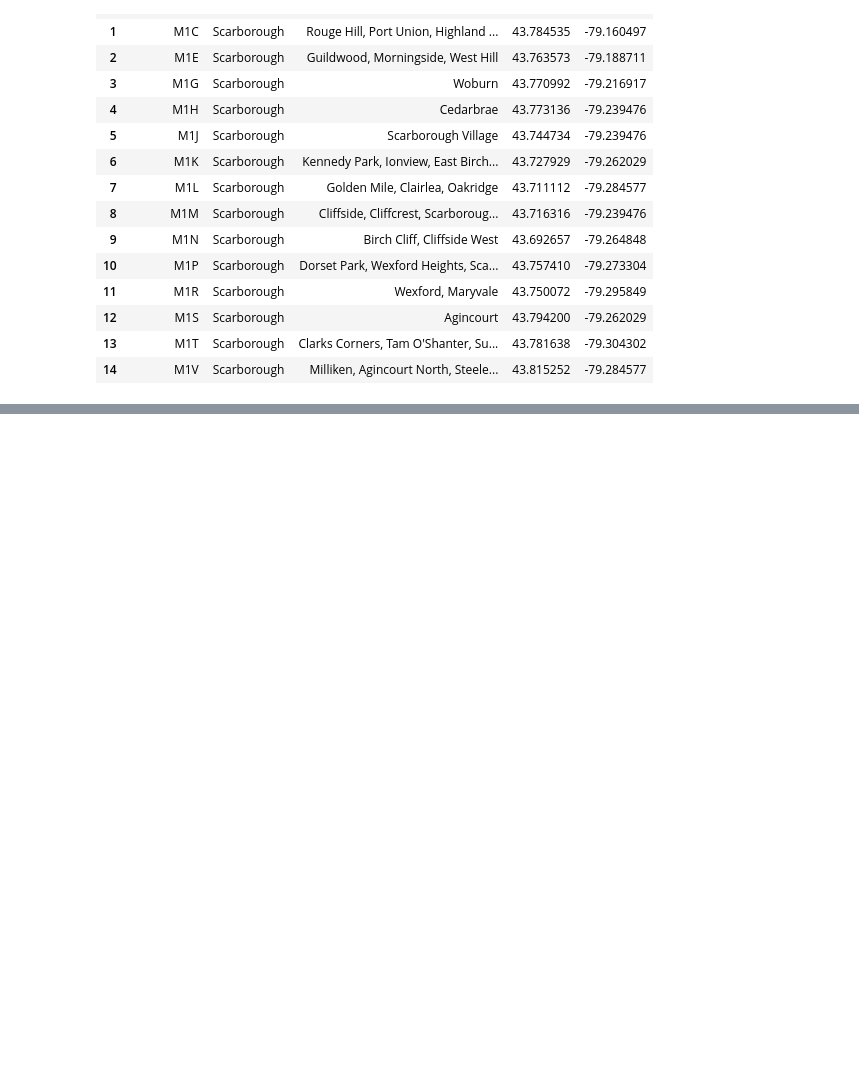
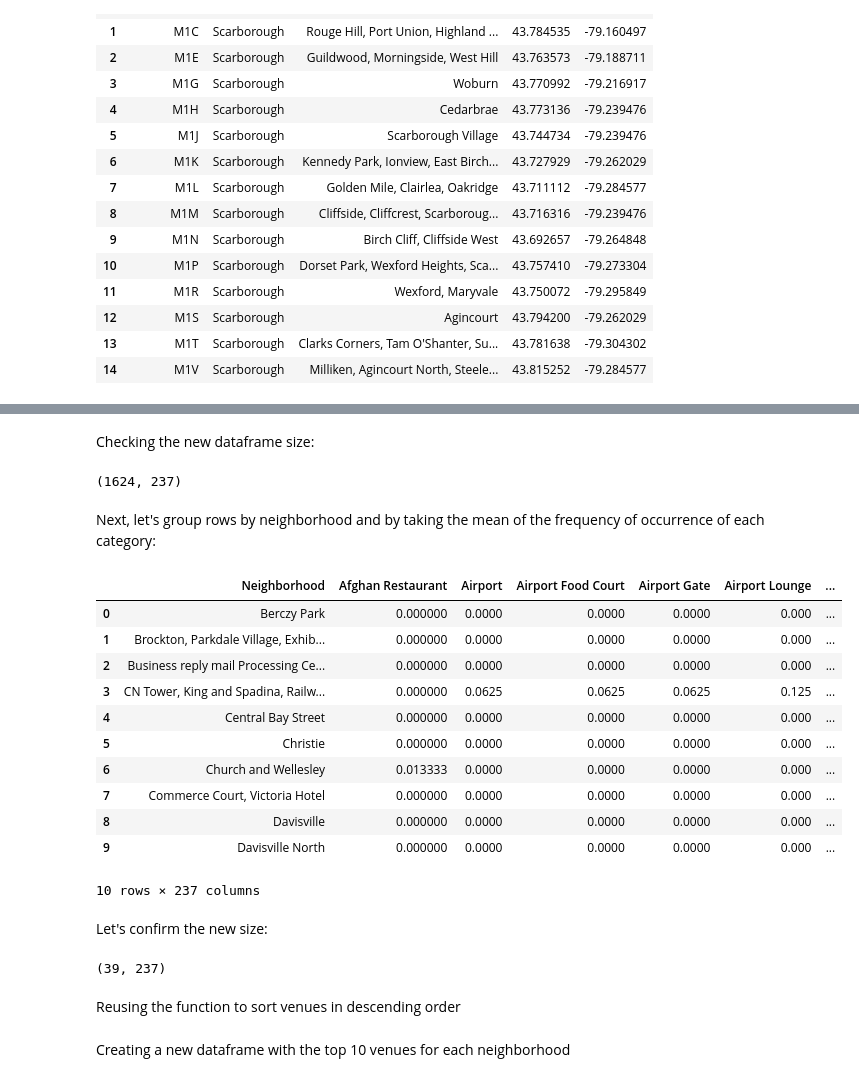
Before and after one commit to cgbarreto/Coursera_Capstone, a Jupyter notebook: Segmenting and Clustering Neighborhoods in Toronto.ipynb, the cells around one changed output, grey strips where cells are left out. Drawn from its saved outputs; the diff is of its cells as text; code cells hidden in the pictures; blank space fills up the shorter version.

```diff
--- a/Segmenting and Clustering Neighborhoods in Toronto.ipynb
+++ b/Segmenting and Clustering Neighborhoods in Toronto.ipynb
@@ -120,0 +129,4 @@ df_geoToronto.head(15)
+# %%
+df_filtered =df[df['Borough'].str.contains('Toronto')]
+df_filtered.reset_index(inplace=True, drop=True)
+df_filtered.head()
@@ -120,0 +284,19 @@ df_geoToronto.head(15)
+# %%
+map_toronto = folium.Map(location=[latitude, longitude], zoom_start=14.5)
+
+# add markers to map
+
+for lat, lng, name, categorie in zip(nearby_venues['lat'],nearby_venues['lng'], nearby_venues['name'], nearby_venues['categories']):
+    label = '{}, {}'.format(name, categorie)
+    label = folium.Popup(label, parse_html=True)
+    folium.CircleMarker(
+        [lat, lng],
+        radius = 5,
+        popup = label,
+        color = 'blue',
+        fill = True,
+        fill_color = '#3186cc',
+        fill_opacity = 0.7,
+        parse_html = False).add_to(map_toronto)
+
+map_toronto
@@ -120,0 +415,14 @@ df_geoToronto.head(15)
+# %%
+# Applying one hot encoding
+toronto_onehot = pd.get_dummies(toronto_venues[['Venue Category']], prefix='', prefix_sep='')
+
+# add neighbourdhood back to dataframe
+toronto_onehot['Neighborhood'] = toronto_venues['Neighborhood']
+
+# move neighborhood column to first column
+#fixed_columns = list(toronto_onehot.columns)
+#toronto_onehot = toronto_onehot[fixed_columns]
+fixed_columns = ['Neighborhood'] +[col for col in toronto_onehot.columns if col != 'Neighborhood' ]
+toronto_onehot = toronto_onehot[fixed_columns]
+
+toronto_onehot.head()
@@ -120,0 +437,32 @@ df_geoToronto.head(15)
+# %% [markdown]
+Checking the new dataframe size:
+# %%
+toronto_onehot.shape
+# %% [output]
+(1624, 237)
+# %% [markdown]
+Next, let's group rows by neighborhood and by taking the mean of the frequency of occurrence of each category:
+# %%
+toronto_grouped = toronto_onehot.groupby('Neighborhood').mean().reset_index()
+toronto_grouped.head(10)
+# %% [output]
+|  | Neighborhood | Afghan Restaurant | Airport | Airport Food Court | Airport Gate | Airport Lounge | ... |
+| 0 | Berczy Park | 0.000000 | 0.0000 | 0.0000 | 0.0000 | 0.000 | ... |
+| 1 | Brockton, Parkdale Village, Exhib... | 0.000000 | 0.0000 | 0.0000 | 0.0000 | 0.000 | ... |
+| 2 | Business reply mail Processing Ce... | 0.000000 | 0.0000 | 0.0000 | 0.0000 | 0.000 | ... |
+| 3 | CN Tower, King and Spadina, Railw... | 0.000000 | 0.0625 | 0.0625 | 0.0625 | 0.125 | ... |
+| 4 | Central Bay Street | 0.000000 | 0.0000 | 0.0000 | 0.0000 | 0.000 | ... |
+| 5 | Christie | 0.000000 | 0.0000 | 0.0000 | 0.0000 | 0.000 | ... |
+| 6 | Church and Wellesley | 0.013333 | 0.0000 | 0.0000 | 0.0000 | 0.000 | ... |
+| 7 | Commerce Court, Victoria Hotel | 0.000000 | 0.0000 | 0.0000 | 0.0000 | 0.000 | ... |
+| 8 | Davisville | 0.000000 | 0.0000 | 0.0000 | 0.0000 | 0.000 | ... |
+| 9 | Davisville North | 0.000000 | 0.0000 | 0.0000 | 0.0000 | 0.000 | ... |
+10 rows × 237 columns
+# %% [markdown]
+Let's confirm the new size:
+# %%
+toronto_grouped.shape
+# %% [output]
+(39, 237)
+# %% [markdown]
+Reusing the function to sort venues in descending order
@@ -120,0 +475,2 @@ df_geoToronto.head(15)
+# %% [markdown]
+Creating a new dataframe with the top 10 venues for each neighborhood
```
Also changed, not shown: parts of 63 cells of this notebook.
